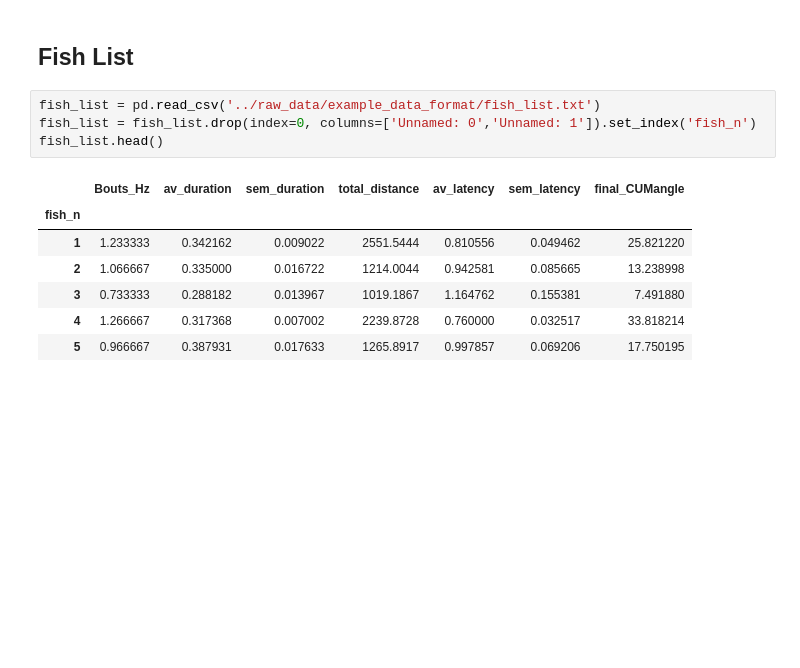
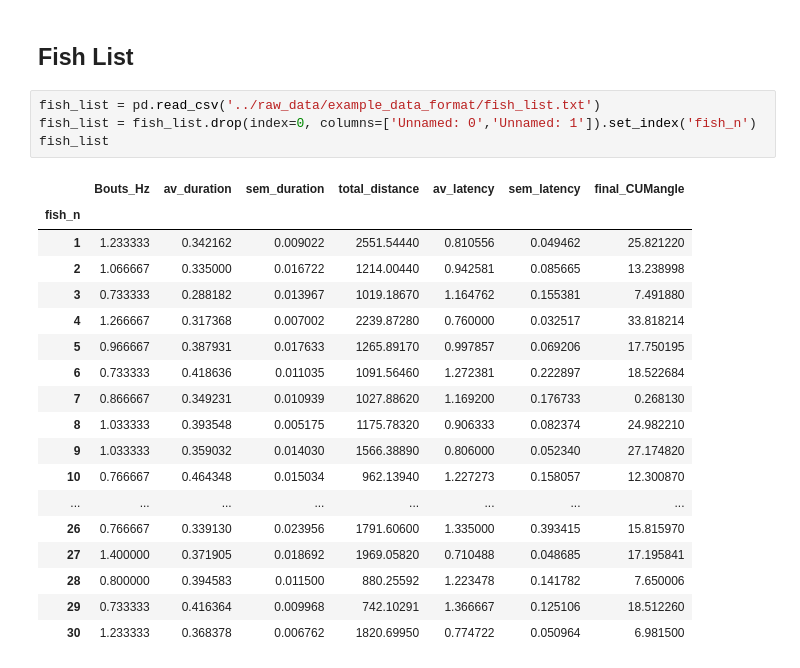
Before and after one commit to katarzyna-kupczyk/Effects-of-Methionine-on-the-OMR-in-Zebrafish-Larvae, a Jupyter notebook: notebooks/final_data_formats.ipynb, the cells around one changed output. Saved outputs shown, nothing was run; the diff lists cells and outputs as text; blank space fills up the shorter version.

```diff
--- a/notebooks/final_data_formats.ipynb
+++ b/notebooks/final_data_formats.ipynb
@@ -61,12 +68,23 @@ events.head()
 # %%
 fish_list = pd.read_csv('../raw_data/example_data_format/fish_list.txt')
 fish_list = fish_list.drop(index=0, columns=['Unnamed: 0','Unnamed: 1']).set_index('fish_n')
-fish_list.head()
+fish_list
 # %% [output]
 |  | Bouts_Hz | av_duration | sem_duration | total_distance | av_latency | sem_latency | final_CUMangle |
 | fish_n |  |  |  |  |  |  |  |
-| 1 | 1.233333 | 0.342162 | 0.009022 | 2551.5444 | 0.810556 | 0.049462 | 25.821220 |
-| 2 | 1.066667 | 0.335000 | 0.016722 | 1214.0044 | 0.942581 | 0.085665 | 13.238998 |
-| 3 | 0.733333 | 0.288182 | 0.013967 | 1019.1867 | 1.164762 | 0.155381 | 7.491880 |
-| 4 | 1.266667 | 0.317368 | 0.007002 | 2239.8728 | 0.760000 | 0.032517 | 33.818214 |
-| 5 | 0.966667 | 0.387931 | 0.017633 | 1265.8917 | 0.997857 | 0.069206 | 17.750195 |
+| 1 | 1.233333 | 0.342162 | 0.009022 | 2551.54440 | 0.810556 | 0.049462 | 25.821220 |
+| 2 | 1.066667 | 0.335000 | 0.016722 | 1214.00440 | 0.942581 | 0.085665 | 13.238998 |
+| 3 | 0.733333 | 0.288182 | 0.013967 | 1019.18670 | 1.164762 | 0.155381 | 7.491880 |
+| 4 | 1.266667 | 0.317368 | 0.007002 | 2239.87280 | 0.760000 | 0.032517 | 33.818214 |
+| 5 | 0.966667 | 0.387931 | 0.017633 | 1265.89170 | 0.997857 | 0.069206 | 17.750195 |
+| 6 | 0.733333 | 0.418636 | 0.011035 | 1091.56460 | 1.272381 | 0.222897 | 18.522684 |
+| 7 | 0.866667 | 0.349231 | 0.010939 | 1027.88620 | 1.169200 | 0.176733 | 0.268130 |
+| 8 | 1.033333 | 0.393548 | 0.005175 | 1175.78320 | 0.906333 | 0.082374 | 24.982210 |
+| 9 | 1.033333 | 0.359032 | 0.014030 | 1566.38890 | 0.806000 | 0.052340 | 27.174820 |
+| 10 | 0.766667 | 0.464348 | 0.015034 | 962.13940 | 1.227273 | 0.158057 | 12.300870 |
+| ... | ... | ... | ... | ... | ... | ... | ... |
+| 26 | 0.766667 | 0.339130 | 0.023956 | 1791.60600 | 1.335000 | 0.393415 | 15.815970 |
+| 27 | 1.400000 | 0.371905 | 0.018692 | 1969.05820 | 0.710488 | 0.048685 | 17.195841 |
+| 28 | 0.800000 | 0.394583 | 0.011500 | 880.25592 | 1.223478 | 0.141782 | 7.650006 |
+| 29 | 0.733333 | 0.416364 | 0.009968 | 742.10291 | 1.366667 | 0.125106 | 18.512260 |
+| 30 | 1.233333 | 0.368378 | 0.006762 | 1820.69950 | 0.774722 | 0.050964 | 6.981500 |
```
Also changed, not shown: parts of 1 cell of this notebook, 11 other files.
